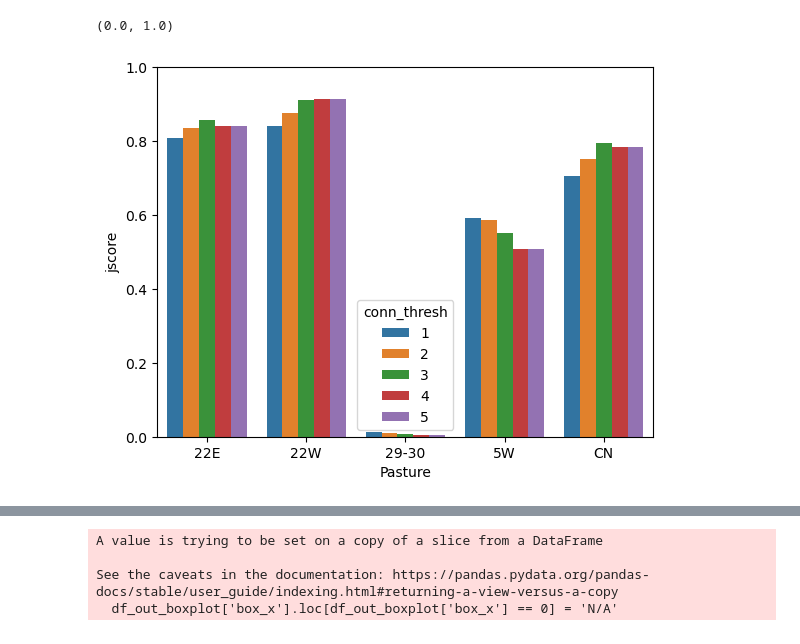
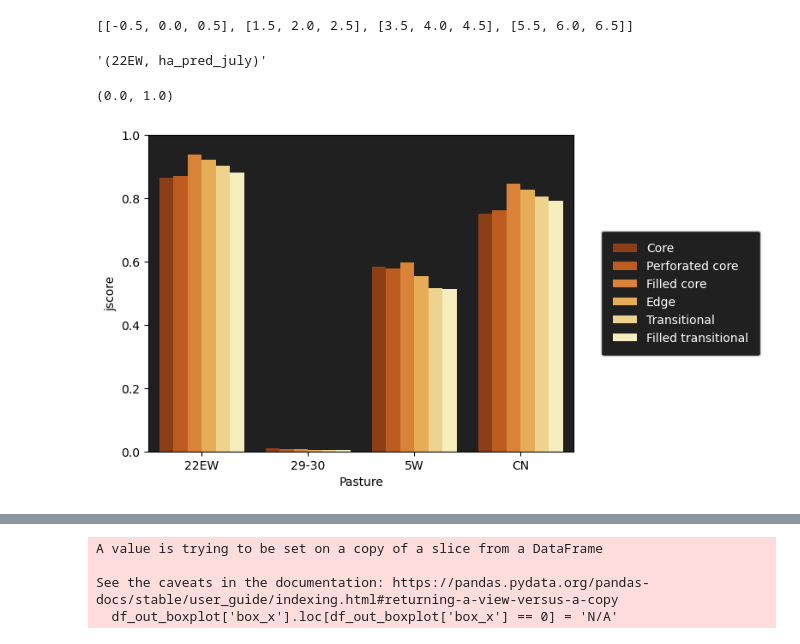
Before and after one commit to kearney-sp/cper_pdog, a Jupyter notebook: cnn_pred_colony.ipynb, the cells around one changed output, grey strips where cells are left out. Saved outputs shown, nothing was run; the diff lists cells and outputs as text; code cells hidden in the pictures.

```diff
--- a/cnn_pred_colony.ipynb
+++ b/cnn_pred_colony.ipynb
@@ -334,6 +444,3 @@ df_bm_slope = bm_slope_z.to_dataframe(name='bm_slope_z').drop(columns='spatial_r
-# %%
-bare_z = bare_z.reindex_like(pts_density_xr, method='nearest')
-df_bare = bare_z.to_dataframe(name='bare_z').drop(columns='spatial_ref')
 # %%
 df_out = pd.merge(
     pd.merge(
@@ -351,6 +470,3 @@ df_out['bm'] = bm_xr.to_dataframe(name='bm')['bm']
-# %%
-bare_xr = bare_sub.reindex_like(xr_conn, method='nearest')
-df_out['bare'] = bare_xr.to_dataframe(name='bare')['bare']
 # %%
 df_out = df_out[df_out['Pasture'].notnull()].copy()
 # %%
@@ -359,3 +475,4 @@ for i in df_out['Pasture'].unique():
     past_name_dict[i] = cper['Past_Name_'][cper['OBJECTID'] == i].values[0]
 # %%
 df_out['Pasture'] = df_out['Pasture'].map(past_name_dict)
+df_out.loc[df_out['Pasture'].isin(['22W', '22E']), 'Pasture'] = '22EW'
@@ -362,14 +481,27 @@ df_out['Pasture'] = df_out['Pasture'].map(past_name_dict)
 # %%
-df_val = pd.DataFrame(columns=['Pasture', 'yrs_thresh', 'conn_thresh', 'jscore'])
+df_val = pd.DataFrame(columns=['Pasture', 'yrs_thresh', 'conn_thresh',
+                               'ha_obs', 'ha_pred', 'jscore',
+                               'ha_obs_july', 'ha_pred_july', 'jscore_july'])
 idx=0
 for past, group in df_out.groupby('Pasture'):
-    for yrs_thresh in tqdm(range(0, 6)):
-        for i in range(1, 6):
-            y_true = group['yrs_active'] > yrs_thresh
-            y_pred = (group['conn_class'] > 0) & (group['conn_class'] <= i)
+    for yrs_thresh in tqdm(range(0, 4)):
+        for c in range(1, 7):
+            y_true = (group['yrs_active'] > 0) | ((group['yrs_old'] != 0) & (group['yrs_old'] <= yrs_thresh))
+            y_pred = (group['conn_class'] > 0) & (group['conn_class'] <= c)
             jscore = jaccard_score(y_true, y_pred)
+
+            y_true_july = (group['yrs_active_july'] > 0) | ((group['yrs_old_july'] != 0) & (group['yrs_old_july'] <= yrs_thresh))
+            y_pred_july = (group['conn_class_july'] > 0) & (group['conn_class_july'] <= c)
+            jscore_july = jaccard_score(y_true_july, y_pred_july)
+
             df_val = pd.concat([df_val, pd.DataFrame({'Pasture': past,
                                                       'yrs_thresh': yrs_thresh,
-                                                      'conn_thresh': i,
-                                                      'jscore': jscore}, index=[idx])])
-            idx+=1
+                                                      'conn_thresh': c,
+                                                      'ha_obs': y_true.astype('int').sum() * (5**2 * 1e-4),
+                                                      'ha_pred': y_pred.astype('int').sum() * (5**2 * 1e-4),
+                                                      'jscore': jscore,
+                                                      'ha_obs_july': y_true_july.astype('int').sum() * (5**2 * 1e-4),
+                                                      'ha_pred_july': y_pred_july.astype('int').sum() * (5**2 * 1e-4),
+                                                      'jscore_july': jscore_july},
+                                                     index=[idx])])
+        idx+=1
@@ -376,7 +637,22 @@ for past, group in df_out.groupby('Pasture'):
+# %%
+xticks
+# %% [output]
+[[-0.5, 0.0, 0.5], [1.5, 2.0, 2.5], [3.5, 4.0, 4.5], [5.5, 6.0, 6.5]]
+# %%
+cur_xticks[0].get_text()
+# %% [output]
+'(22EW, ha_pred_july)'
 # %%
-sns.barplot(x='Pasture', y='jscore', hue='conn_thresh',
+ax = sns.barplot(x='Pasture', y='jscore', hue='conn_thresh', palette="YlOrBr_r",
             data=df_val[df_val['yrs_thresh'] == 0])
+ax.set_facecolor('#202020')
+ax.legend(
+     handles=ax.get_legend_handles_labels()[0],
+    labels=['Core', 'Perforated core', 'Filled core',
+                   'Edge', 'Transitional', 'Filled transitional'],
+           bbox_to_anchor=(1.05, 0.5), loc='center left', borderpad=1,
+           facecolor='#202020', labelcolor='white', framealpha=1.0)
 plt.ylim((0, 1.0))
 # %% [output]
 (0.0, 1.0)
-[figure, old version]
+[figure, new version]
```
Also changed, not shown: parts of 64 cells of this notebook, 4 other files.
